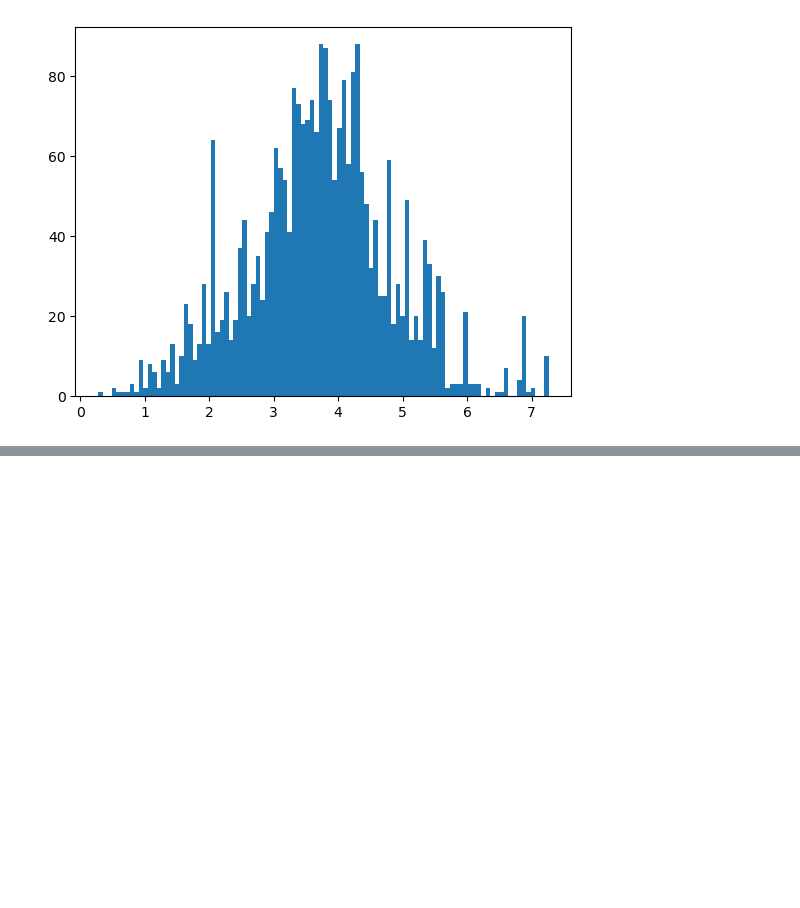
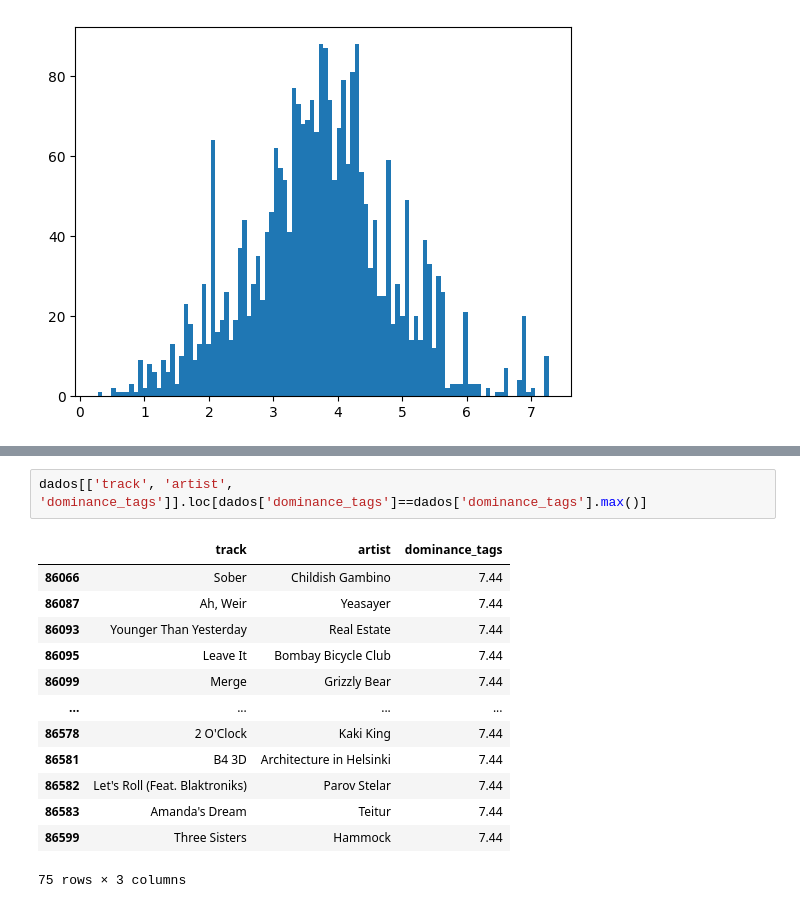
Before and after one commit to Texugo-928/EDA_Projeto_Sentimento_Musical, a Jupyter notebook: projeto-annaclara.ipynb, the cells around one changed output, grey strips where cells are left out. Cells and saved outputs as stored; diff of their text form; blank space fills up the shorter version.

```diff
--- a/projeto-annaclara.ipynb
+++ b/projeto-annaclara.ipynb
@@ -572,0 +754,16 @@ plt.show()
+# %%
+dados[['track', 'artist', 'dominance_tags']].loc[dados['dominance_tags']==dados['dominance_tags'].max()]
+# %% [output]
+|  | track | artist | dominance_tags |
+| 86066 | Sober | Childish Gambino | 7.44 |
+| 86087 | Ah, Weir | Yeasayer | 7.44 |
+| 86093 | Younger Than Yesterday | Real Estate | 7.44 |
+| 86095 | Leave It | Bombay Bicycle Club | 7.44 |
+| 86099 | Merge | Grizzly Bear | 7.44 |
+| ... | ... | ... | ... |
+| 86578 | 2 O'Clock | Kaki King | 7.44 |
+| 86581 | B4 3D | Architecture in Helsinki | 7.44 |
+| 86582 | Let's Roll (Feat. Blaktroniks) | Parov Stelar | 7.44 |
+| 86583 | Amanda's Dream | Teitur | 7.44 |
+| 86599 | Three Sisters | Hammock | 7.44 |
+75 rows × 3 columns
```
Also changed, not shown: parts of 29 cells of this notebook.
